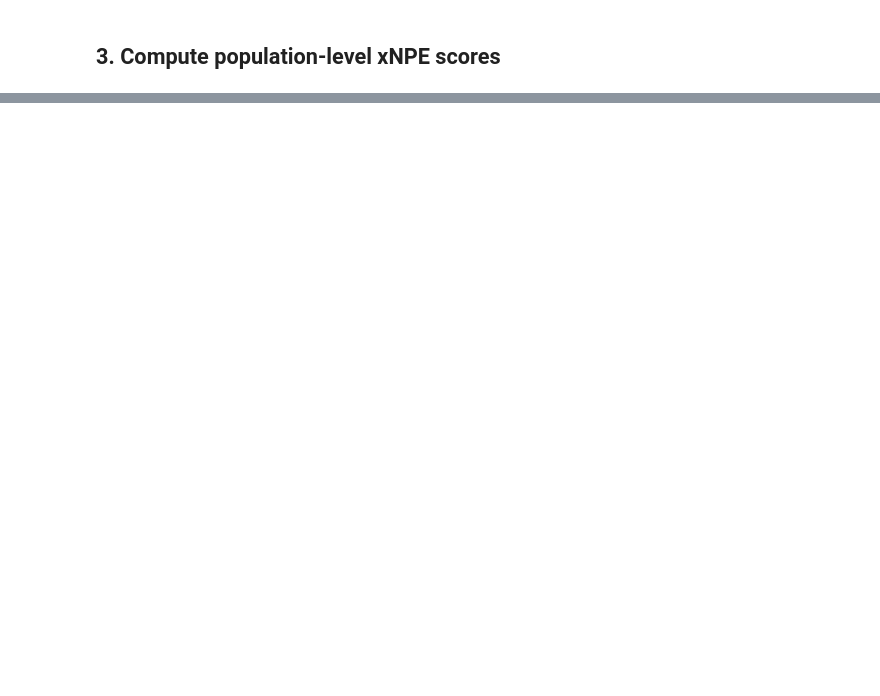
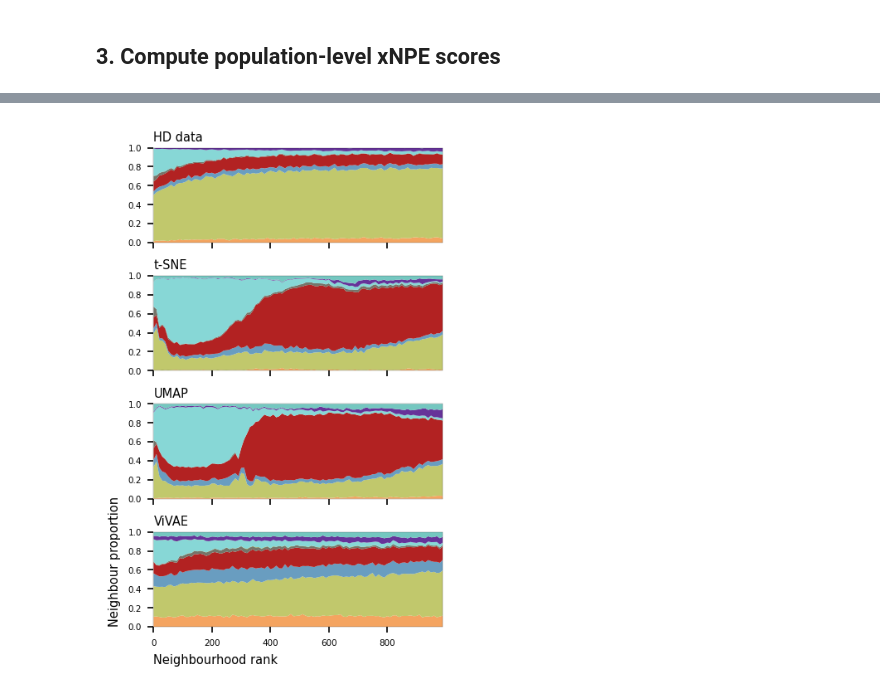
Before and after one commit to saeyslab/ViVAE, a Jupyter notebook: examples/case_study_reed.ipynb, the cells around one changed output, grey strips where cells are left out. Saved outputs shown, nothing was run; the diff lists cells and outputs as text; code cells hidden in the pictures; blank space fills up the shorter version.

```diff
--- a/examples/case_study_reed.ipynb
+++ b/examples/case_study_reed.ipynb
@@ -57,0 +61,5 @@ emb_vivae = model_vivae.transform(pc_d)
+# %%
+## Train UMAP model & transform inputs
+
+model_umap = UMAP(n_components=2, random_state=1)
+emb_umap = model_umap.fit_transform(pc)
@@ -266,19 +258,25 @@ nc_umap = ViScore.neighbourhood_composition(X=emb_umap, pop=pop, annot=labs, k=1
 nc_vivae = ViScore.neighbourhood_composition(X=emb_vivae, pop=pop, annot=labs, k=1000, stepsize=10, random_state=42)
 # %%
+## Plot neighbourhood compositions
+
+palette_without_poi = np.array(list(palette.values()))[np.where([x!=pop for x in list(palette.keys())])[0]]
+
 fig, ax = plt.subplots(ncols=1, nrows=4, figsize=(3, 5), dpi=150, sharey=True, sharex=True)
 mpl.rcParams['axes.linewidth'] = 0.1
 fig.subplots_adjust(hspace=.35)
 
 for i, nc in enumerate([nc_hd, nc_tsne, nc_umap, nc_vivae]):
     y = np.vstack(nc[3])
-    ax[i].stackplot(nc[4], y.T, labels=nc[1], colors=palette[1:])
+    ax[i].stackplot(nc[4], y.T, labels=nc[1], colors=palette_without_poi)
     ax[i].set_ylim((0.,1.))
     ax[i].set_xlim((min(nc[4]), max(nc[4])))
     ax[i].set_title(['HD data', 't-SNE', 'UMAP', 'ViVAE'][i], size=7, ha='left', x=.0, y=.96)
     ax[i].tick_params(axis='both', labelsize=5)
 
 ax[3].set_ylabel('Neighbour proportion', loc='bottom', size=7)
 ax[3].set_xlabel('Neighbourhood rank', loc='left', size=7)
 
 fig.savefig('reed_D_ncp.png', bbox_inches='tight', dpi=300, transparent=True)
 fig.savefig('reed_D_npc.svg', bbox_inches='tight', transparent=True)
+# %% [output]
+[figure, added]
```
Also changed, not shown: parts of 23 cells of this notebook.
